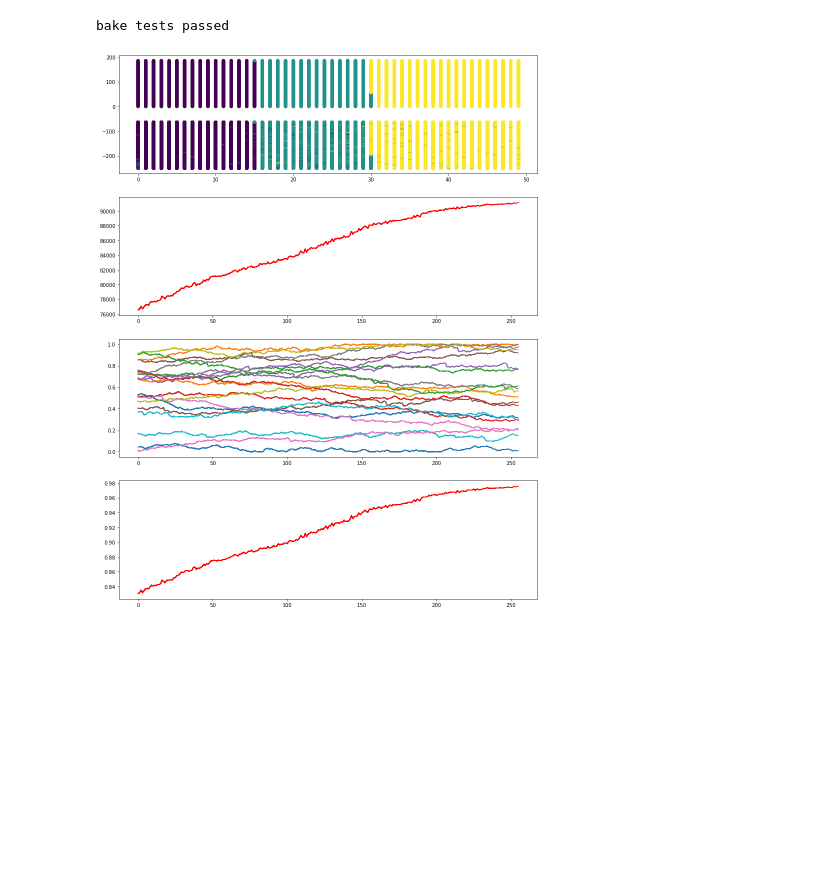
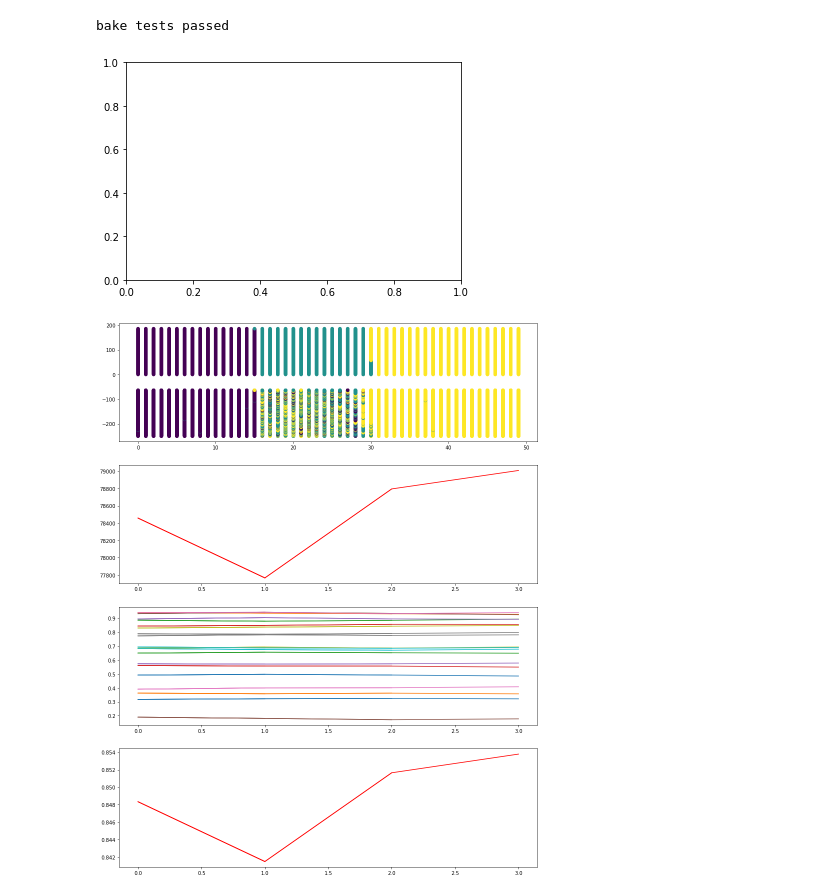
Before and after one commit to zbigos/ALGEW2020, a Jupyter notebook: lista_1/Untitled.ipynb, the cells around one changed output. Cells and saved outputs as stored; diff of their text form; code cells hidden in the pictures; blank space fills up the shorter version.

```diff
--- a/lista_1/Untitled.ipynb
+++ b/lista_1/Untitled.ipynb
@@ -183,7 +183,7 @@ iteration = []
 static_score = []
 geneh = [[] for i in range(20)]
 # %%
-population_size = 64
+population_size = 4
 fig, ax = plt.subplots()
 fig, (td, ax0, ax1, ax2) = plt.subplots(nrows=4, constrained_layout=False, figsize = (15, 20))
 
@@ -199,7 +199,7 @@ for i in range(yd):
 
 td.scatter(fyp, fxp, c = [int(c) for c in desired_data])
 
-for i in range(512):
+for i in range(4):
     #print("------")
     iteration.append(i)
     # create population
@@ -231,31 +231,32 @@ for i in range(512):
 
     #print(iteration, best)
     ax0.plot(iteration, best, color='red')
     for i in range(20):
         ax1.plot(iteration, geneh[i])
 
     ax2.plot(iteration, static_score, color='red')
     display.display(plt.gcf())
     display.clear_output(wait=True)
     time.sleep(0.01)
 
     # pick winner
 
     if record < scores[leaderboard[-1]]:
         #print(f"new record!!! {record} -> {scores[leaderboard[0]]}")
         record = scores[leaderboard[-1]]
         dump_file(genome, record)
 
     # generate kids
     for vdim in range(len(classification_rules)):
         if random.random() < mut_prob:
             if random.random() > 0.5:
                 genome[vdim] = (1.0 - mut_shift) * genome[vdim] + mut_shift
             else:
                 genome[vdim] = (1.0 - mut_shift) * genome[vdim] - mut_shift
         else:
             genome[vdim] = (1.0 - learning_rate) * genome[vdim] + learning_rate * population[leaderboard[-1]][vdim]
 
         genome[vdim] = max(min(1.0, genome[vdim]), 0.0)
 # %% [output]
-[figure, old version]
+[figure, new version]
+[figure, added]
```
Also changed, not shown: parts of 2 cells of this notebook.
